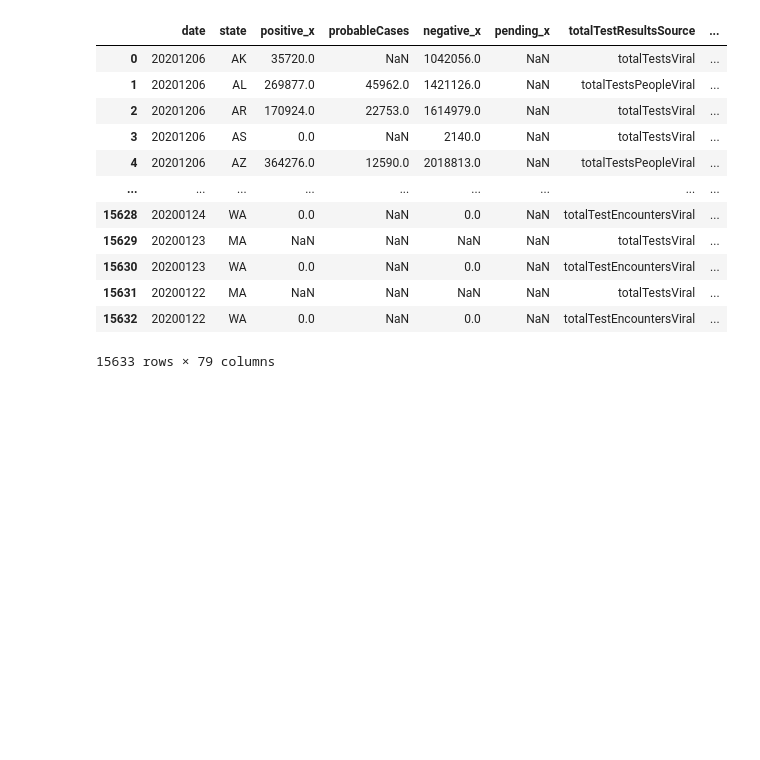
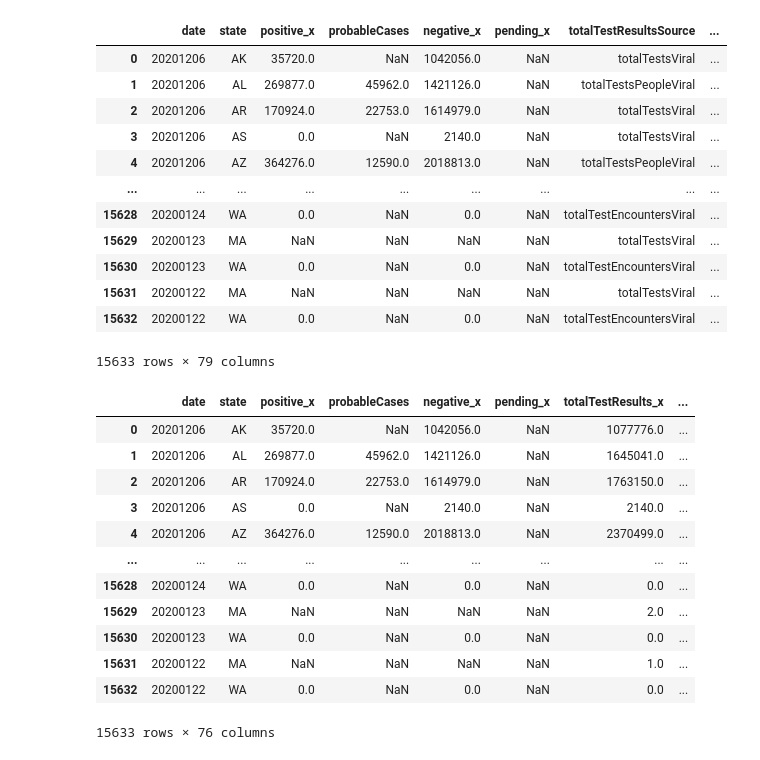
Before and after one commit to mpparra12/Project1, a Jupyter notebook: Covid19.ipynb, the cells around one changed output. Saved outputs shown, nothing was run; the diff lists cells and outputs as text; code cells hidden in the pictures; blank space fills up the shorter version.

Commit message:
clean,merge,calculation

```diff
--- a/Covid19.ipynb
+++ b/Covid19.ipynb
@@ -114,3 +80,20 @@ merge_data
 | 15631 | 20200122 | MA | NaN | NaN | NaN | NaN | totalTestsViral | ... |
 | 15632 | 20200122 | WA | 0.0 | NaN | 0.0 | NaN | totalTestEncountersViral | ... |
 15633 rows × 79 columns
+# %%
+clean_data = merge_data.drop(['totalTestResultsSource', 'lastModified', 'hash_y'], axis=1)
+clean_data
+# %% [output]
+|  | date | state | positive_x | probableCases | negative_x | pending_x | totalTestResults_x | ... |
+| 0 | 20201206 | AK | 35720.0 | NaN | 1042056.0 | NaN | 1077776.0 | ... |
+| 1 | 20201206 | AL | 269877.0 | 45962.0 | 1421126.0 | NaN | 1645041.0 | ... |
+| 2 | 20201206 | AR | 170924.0 | 22753.0 | 1614979.0 | NaN | 1763150.0 | ... |
+| 3 | 20201206 | AS | 0.0 | NaN | 2140.0 | NaN | 2140.0 | ... |
+| 4 | 20201206 | AZ | 364276.0 | 12590.0 | 2018813.0 | NaN | 2370499.0 | ... |
+| ... | ... | ... | ... | ... | ... | ... | ... | ... |
+| 15628 | 20200124 | WA | 0.0 | NaN | 0.0 | NaN | 0.0 | ... |
+| 15629 | 20200123 | MA | NaN | NaN | NaN | NaN | 2.0 | ... |
+| 15630 | 20200123 | WA | 0.0 | NaN | 0.0 | NaN | 0.0 | ... |
+| 15631 | 20200122 | MA | NaN | NaN | NaN | NaN | 1.0 | ... |
+| 15632 | 20200122 | WA | 0.0 | NaN | 0.0 | NaN | 0.0 | ... |
+15633 rows × 76 columns
```
Also changed, not shown: parts of 5 cells of this notebook.
